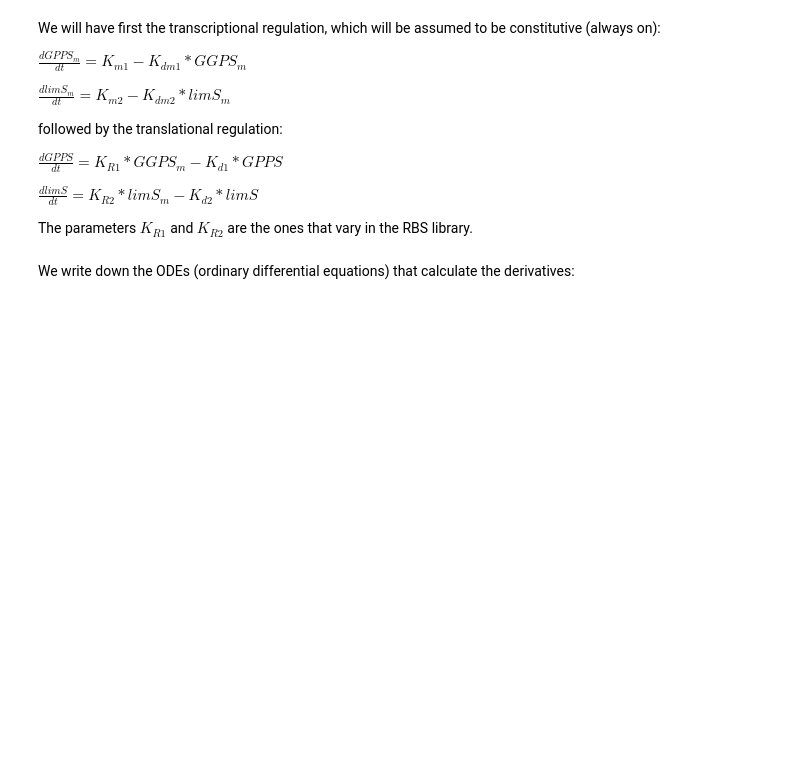
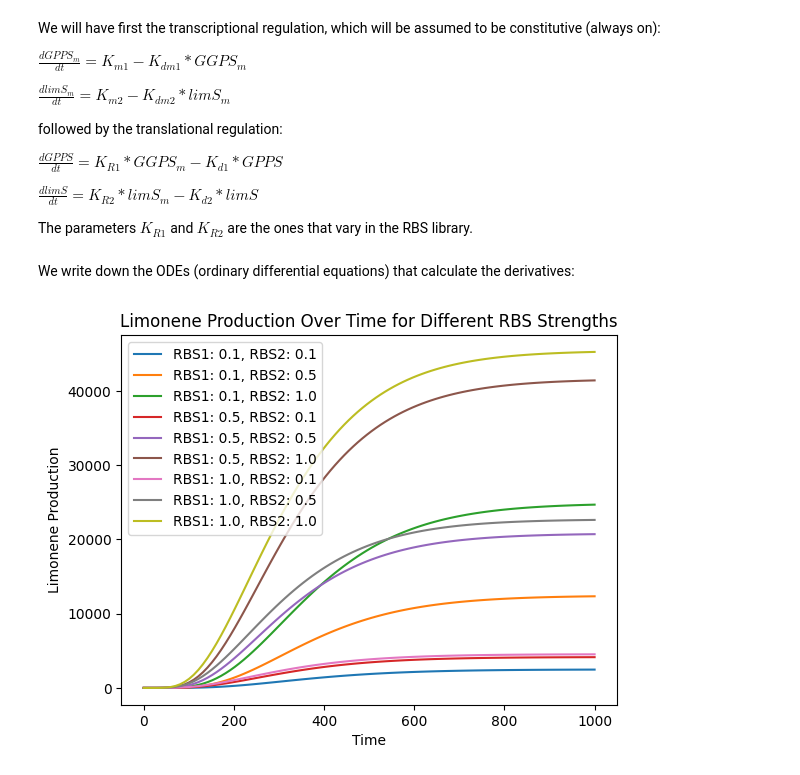
Before and after one commit to pablocarb/uimp-synbio, a Jupyter notebook: Data-generation.ipynb, the cells around one changed output. Cells and saved outputs as stored; diff of their text form; code cells hidden in the pictures; blank space fills up the shorter version.

Commit message:
Initial simulations

```diff
--- a/Data-generation.ipynb
+++ b/Data-generation.ipynb
@@ -55,0 +75,27 @@ def limonene_production_model(rbs1_strength, rbs2_strength, time):
+# %%
+y0 = [0, 0, 0, 0, 0, 0]  # Initial conditions for the system
+time = np.linspace(0, 1000, 100)  # Time points for simulation
+for rbs1_strength in [0.1, 0.5, 1.0]:  # Example RBS strengths for gene 1
+    for rbs2_strength in [0.1, 0.5, 1.0]:  # Example RBS strengths for gene 2
+        result = odeint(limonene_production_dynamics, y0, time, args=(rbs1_strength, rbs2_strength))
+        plt.plot(time, result[:, -1], label=f'RBS1: {rbs1_strength}, RBS2: {rbs2_strength}')
+
+plt.xlabel('Time')
+plt.ylabel('Limonene Production')
+plt.title('Limonene Production Over Time for Different RBS Strengths')
+plt.legend()
+plt.show()
+
+
+
+# rbs1_strength = 1.0  # Example RBS strength for gene 1
+# rbs2_strength = 1.0  # Example RBS strength for gene 2
+# result = odeint(limonene_production_dynamics, y0, time, args=(rbs1_strength, rbs2_strength))
+# plt.plot(time, result[:, -1], label='Limonene Production')
+# plt.xlabel('Time')
+# plt.ylabel('Limonene Production')
+# plt.title('Limonene Production Over Time')
+# plt.legend()
+# plt.show()
+# %% [output]
+[figure, added]
```
Also changed, not shown: parts of 2 cells of this notebook.
